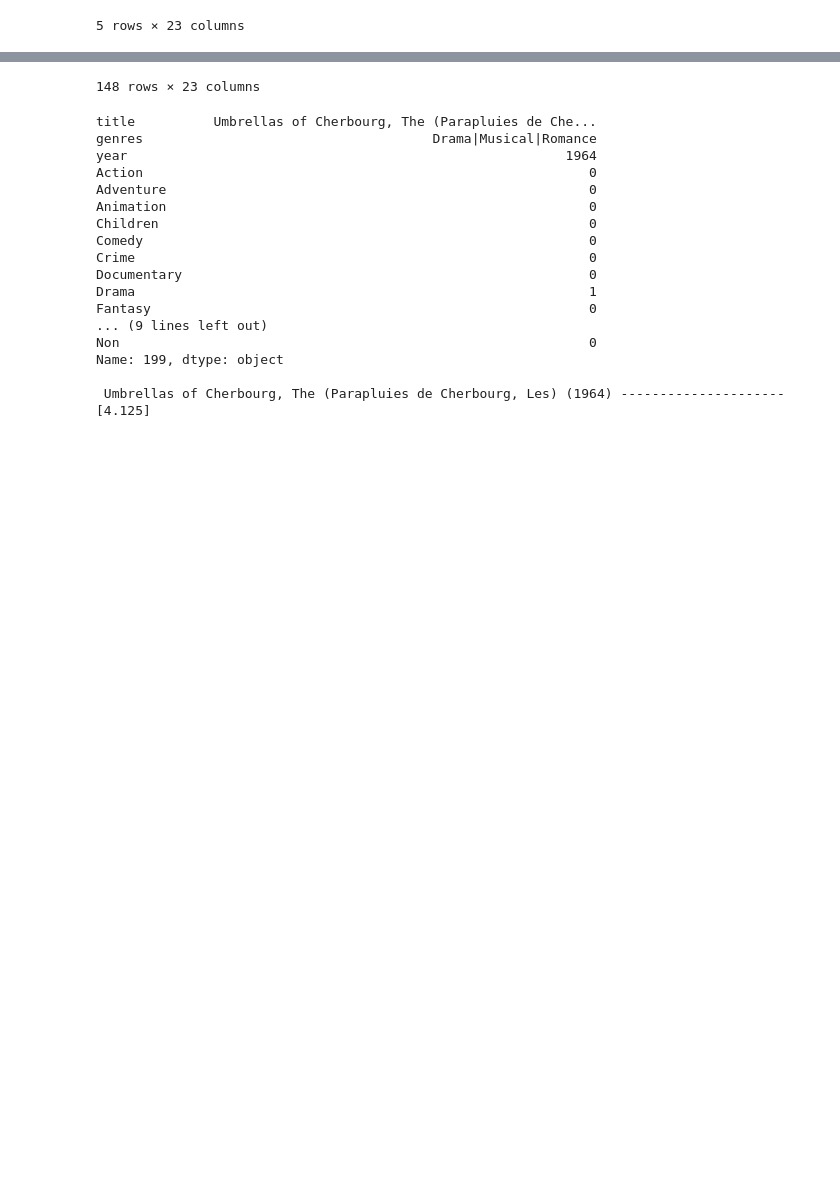
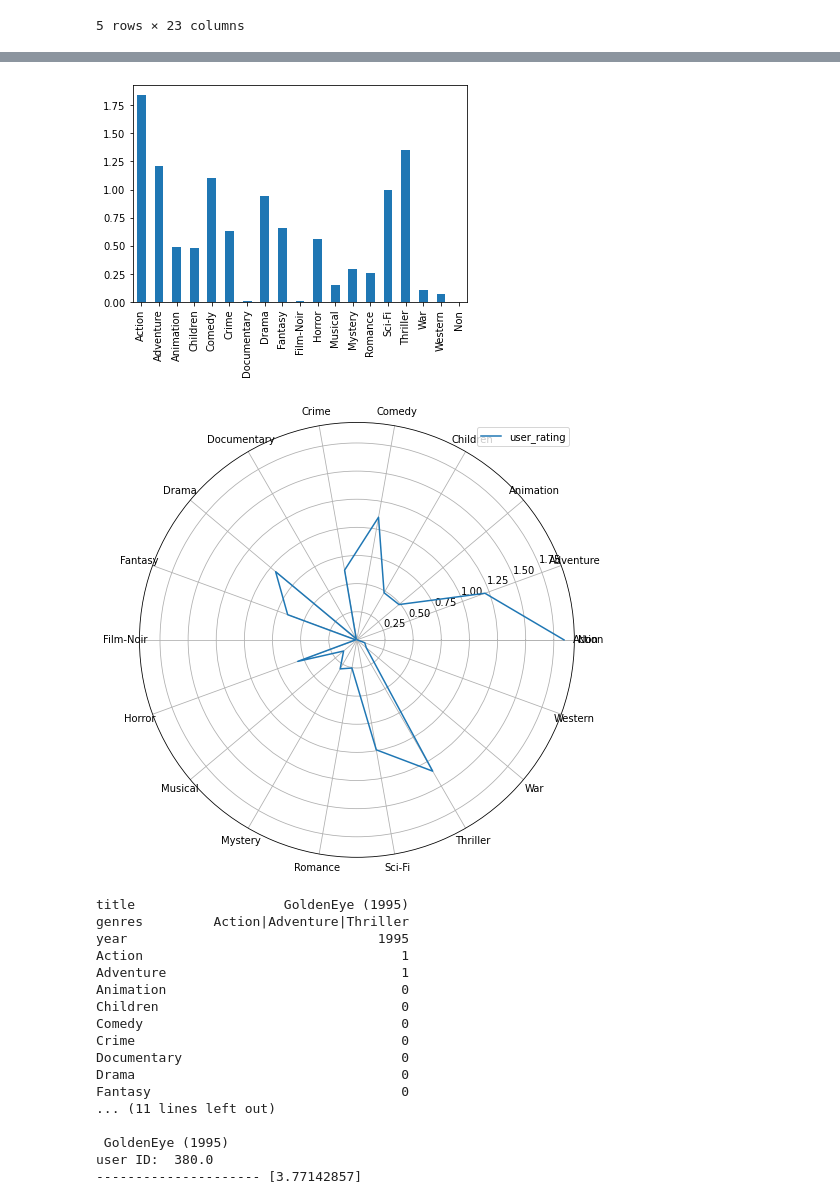
Before and after one commit to yihuaH/cs105-final-project, a Jupyter notebook: final.ipynb, the cells around one changed output, grey strips where cells are left out. Saved outputs shown, nothing was run; the diff lists cells and outputs as text; code cells hidden in the pictures; blank space fills up the shorter version.

```diff
--- a/final.ipynb
+++ b/final.ipynb
@@ -69,7 +70,21 @@ ratings.head()
 5 rows × 23 columns
 # %%
 
-user1 = ratings.loc[ratings['userId'] == 100]
+user1 = ratings.loc[ratings['userId'] == 380]
 user1_data = user1.iloc[:, 4:].copy(deep=True)
-user1
+user_rating = user1_data.mul(user1['rating'],axis = "rows")
+user_rating = user_rating.sum()/user_rating.count()
+
+user_rating.plot.bar()
+
+radar_order = ['Action','Adventure','Animation','Children','Comedy','Crime','Documentary','Drama','Fantasy','Film-Noir','Horror',
+                 'Musical','Mystery','Romance','Sci-Fi','Thriller','War','Western','Non']
+
+label_loc = np.linspace(start=0, stop=2 * np.pi, num=len(user_rating))
+plt.figure(figsize=(8, 8))
+plt.subplot(polar=True)
+plt.plot(label_loc, user_rating, label='user_rating')
+lines, labels = plt.thetagrids(np.degrees(label_loc),labels=radar_order)
+plt.legend()
+plt.show()
 # %% [output]
@@ -89,4 +91,5 @@ user1
-148 rows × 23 columns
+[figure, added]
+[figure, added]
 # %%
 from sklearn.preprocessing import StandardScaler
 from sklearn.neighbors import KNeighborsRegressor
@@ -104,14 +107,14 @@ X_new = pd.DataFrame(columns=['Action','Adventure','Animation','Children','Comed
                  'Musical','Mystery','Romance','Sci-Fi','Thriller','War','Western','Non'], index = [0])
 
 #test
-test_movie_index = 199;
+test_movie_index = 10;
 test_movie=movies.loc[movies.index == test_movie_index];
 X_new.loc[0,:] = test_movie.iloc[0, 3:]
 
 print(test_movie.iloc[0,:])
 y_new = model.predict(X_new)
 
-print('\n',test_movie.iloc[0, 0] , '---------------------', y_new)
+print('\n',test_movie.iloc[0, 0], '\nuser ID: ', user1.iloc[0,2],'\n---------------------', y_new)
 
 
 #for i in range(1,974):
@@ -119,20 +122,20 @@ print('\n',test_movie.iloc[0, 0] , '---------------------', y_new)
 #    y_new = model.predict(X_new)
 #    print( y_new)
 # %% [output]
-title          Umbrellas of Cherbourg, The (Parapluies de Che...
-genres                                     Drama|Musical|Romance
-year                                                        1964
-Action                                                         0
-Adventure                                                      0
-Animation                                                      0
-Children                                                       0
-Comedy                                                         0
-Crime                                                          0
-Documentary                                                    0
-Drama                                                          1
-Fantasy                                                        0
-... (9 lines left out)
-Non                                                            0
-Name: 199, dtype: object
+title                   GoldenEye (1995)
+genres         Action|Adventure|Thriller
+year                                1995
+Action                                 1
+Adventure                              1
+Animation                              0
+Children                               0
+Comedy                                 0
+Crime                                  0
+Documentary                            0
+Drama                                  0
+Fantasy                                0
+... (11 lines left out)
 
- Umbrellas of Cherbourg, The (Parapluies de Cherbourg, Les) (1964) --------------------- [4.125]
+ GoldenEye (1995)
+user ID:  380.0
+--------------------- [3.77142857]
```
Also changed, not shown: parts of 2 cells of this notebook.
